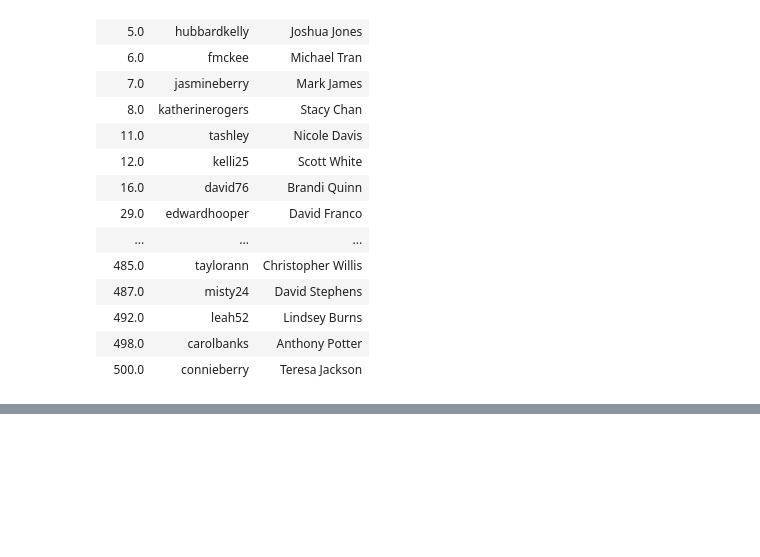
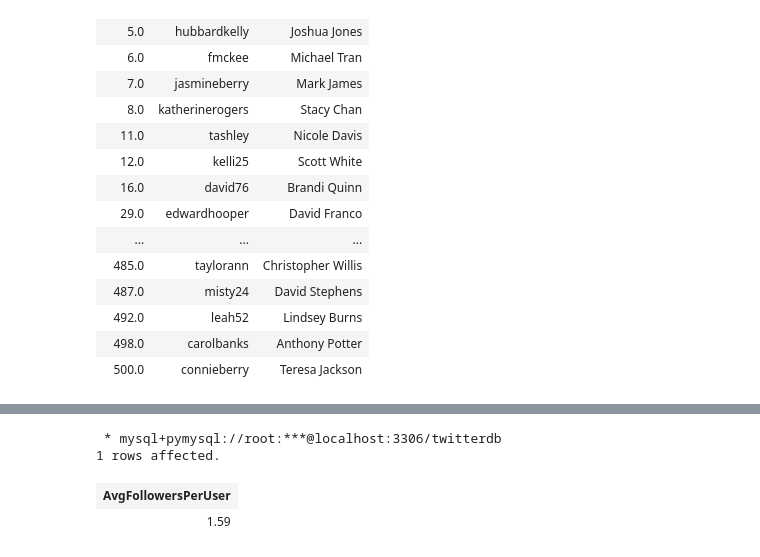
Before and after one commit to Ronald116/Data-Analysis-Projects, a Jupyter notebook: SQL/twitter_project/solution_analysis.ipynb, the cells around one changed output, grey strips where cells are left out. Saved outputs shown, nothing was run; the diff lists cells and outputs as text; code cells hidden in the pictures; blank space fills up the shorter version.

```diff
--- a/SQL/twitter_project/solution_analysis.ipynb
+++ b/SQL/twitter_project/solution_analysis.ipynb
@@ -597,0 +606,17 @@ WHERE NOT EXISTS
+# %%
+%%sql
+
+SELECT
+    ROUND(AVG(FollowersCount), 2) AS AvgFollowersPerUser
+FROM (
+    SELECT
+        FollowedUserID AS UserID,
+        COUNT(FollowerUserID) AS FollowersCount
+    FROM Followers
+    GROUP BY FollowedUserID
+) AS UserFollowers;
+# %% [output]
+ * mysql+pymysql://root:***@localhost:3306/twitterdb
+1 rows affected.
+| AvgFollowersPerUser |
+| 1.59 |
```
Also changed, not shown: parts of 1 cell of this notebook.
